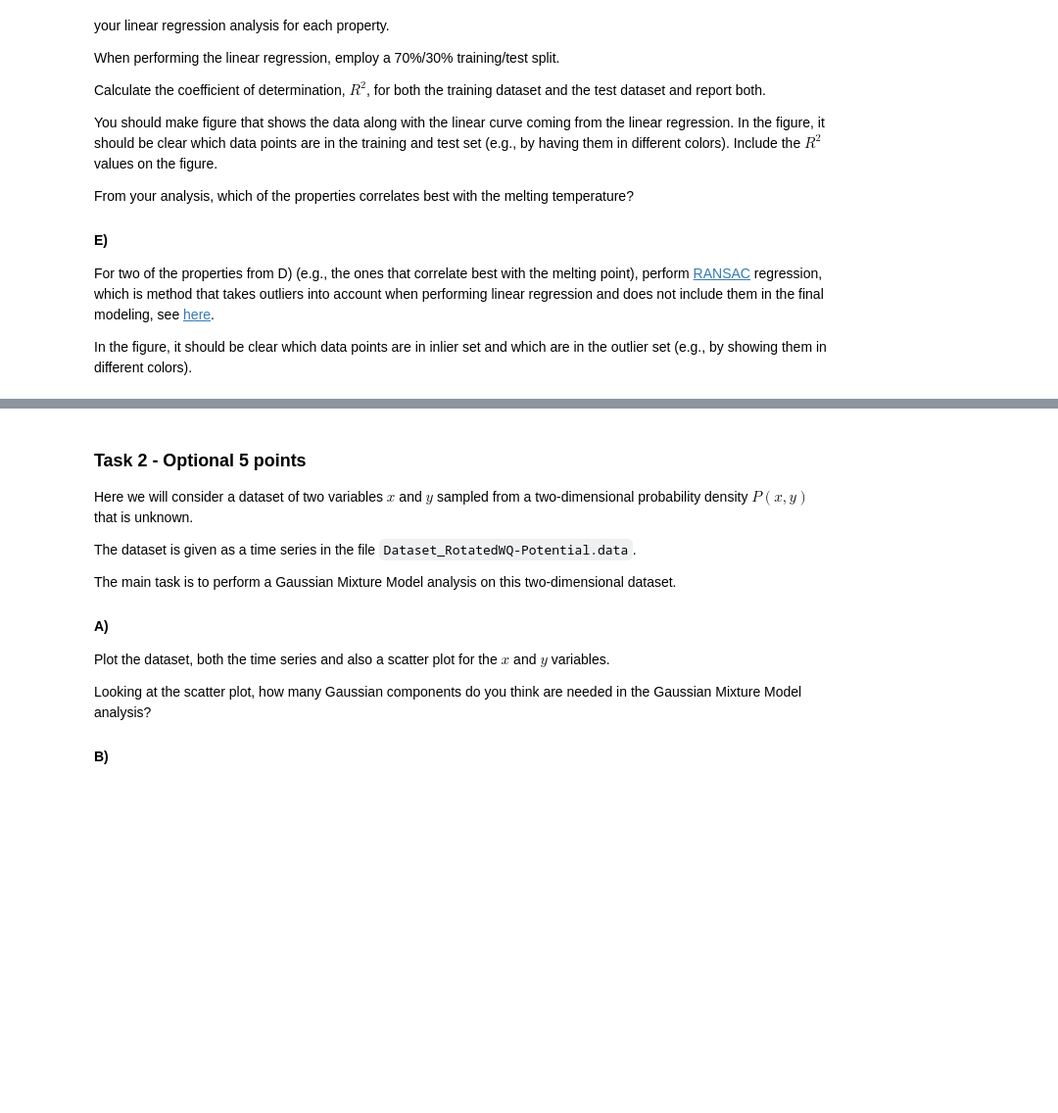
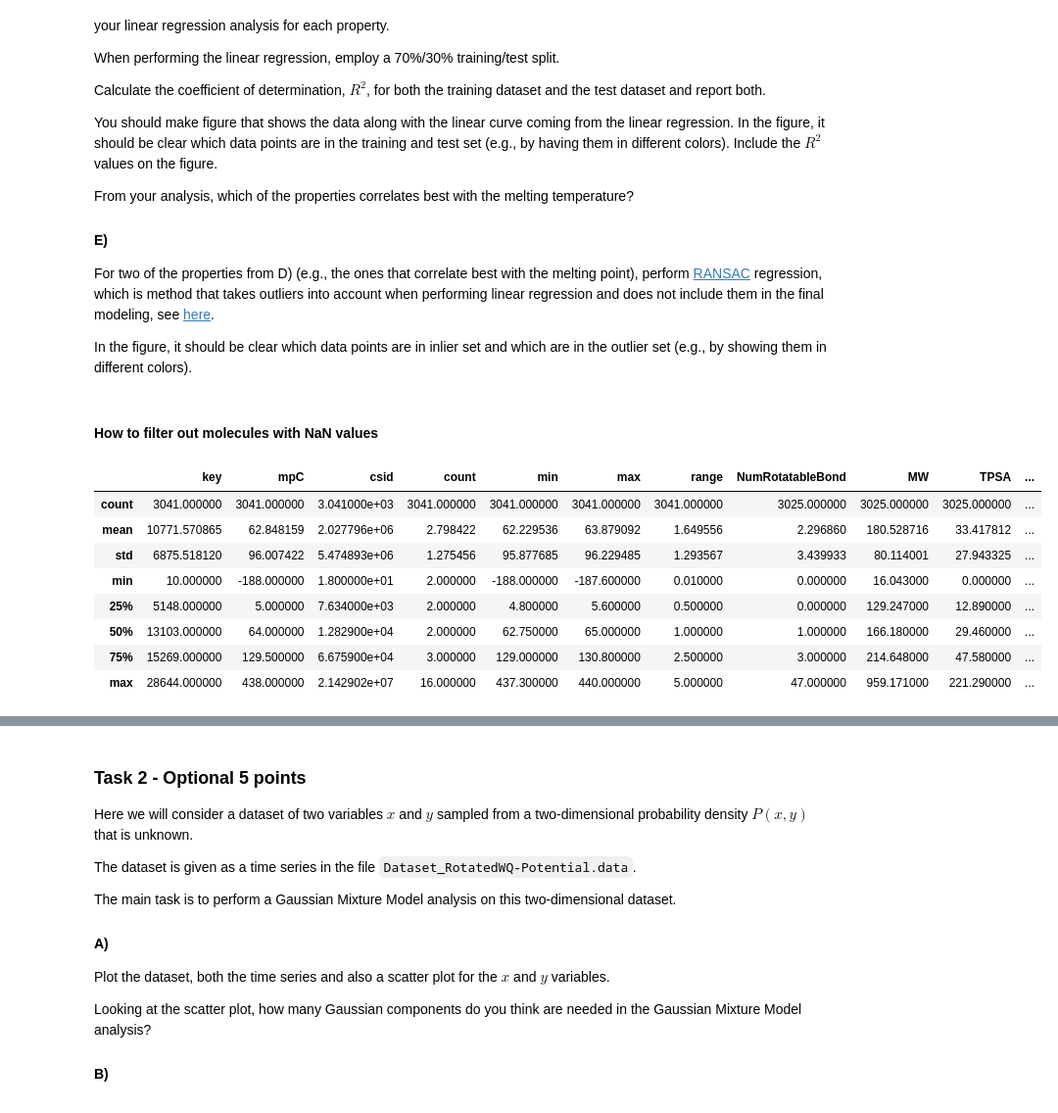
Before and after one commit to valsson-group/UNT-ChemicalApplicationsOfMachineLearning-Spring2026, a Jupyter notebook: Lecture-5_February-3-2026/Assignment-2_FirstSteps.ipynb, the cells around one changed output, grey strips where cells are left out. Shown at 98% size. Drawn from its saved outputs; the diff is of its cells as text; code cells hidden in the pictures; blank space fills up the shorter version.

```diff
--- a/Lecture-5_February-3-2026/Assignment-2_FirstSteps.ipynb
+++ b/Lecture-5_February-3-2026/Assignment-2_FirstSteps.ipynb
@@ -250,3 +250,5 @@ mols2grid.display(data_mp,smiles_col='smiles',
                   )
 # %%
 data_mp['name']
+# %% [markdown]
+#### How to filter out molecules with NaN values
@@ -252,0 +261,12 @@ data_mp['name']
+# %%
+data_mp.describe()
+# %% [output]
+|  | key | mpC | csid | count | min | max | range | NumRotatableBond | MW | TPSA | ... |
+| count | 3041.000000 | 3041.000000 | 3.041000e+03 | 3041.000000 | 3041.000000 | 3041.000000 | 3041.000000 | 3025.000000 | 3025.000000 | 3025.000000 | ... |
+| mean | 10771.570865 | 62.848159 | 2.027796e+06 | 2.798422 | 62.229536 | 63.879092 | 1.649556 | 2.296860 | 180.528716 | 33.417812 | ... |
+| std | 6875.518120 | 96.007422 | 5.474893e+06 | 1.275456 | 95.877685 | 96.229485 | 1.293567 | 3.439933 | 80.114001 | 27.943325 | ... |
+| min | 10.000000 | -188.000000 | 1.800000e+01 | 2.000000 | -188.000000 | -187.600000 | 0.010000 | 0.000000 | 16.043000 | 0.000000 | ... |
+| 25% | 5148.000000 | 5.000000 | 7.634000e+03 | 2.000000 | 4.800000 | 5.600000 | 0.500000 | 0.000000 | 129.247000 | 12.890000 | ... |
+| 50% | 13103.000000 | 64.000000 | 1.282900e+04 | 2.000000 | 62.750000 | 65.000000 | 1.000000 | 1.000000 | 166.180000 | 29.460000 | ... |
+| 75% | 15269.000000 | 129.500000 | 6.675900e+04 | 3.000000 | 129.000000 | 130.800000 | 2.500000 | 3.000000 | 214.648000 | 47.580000 | ... |
+| max | 28644.000000 | 438.000000 | 2.142902e+07 | 16.000000 | 437.300000 | 440.000000 | 5.000000 | 47.000000 | 959.171000 | 221.290000 | ... |
```
Also changed, not shown: parts of 9 cells of this notebook.
